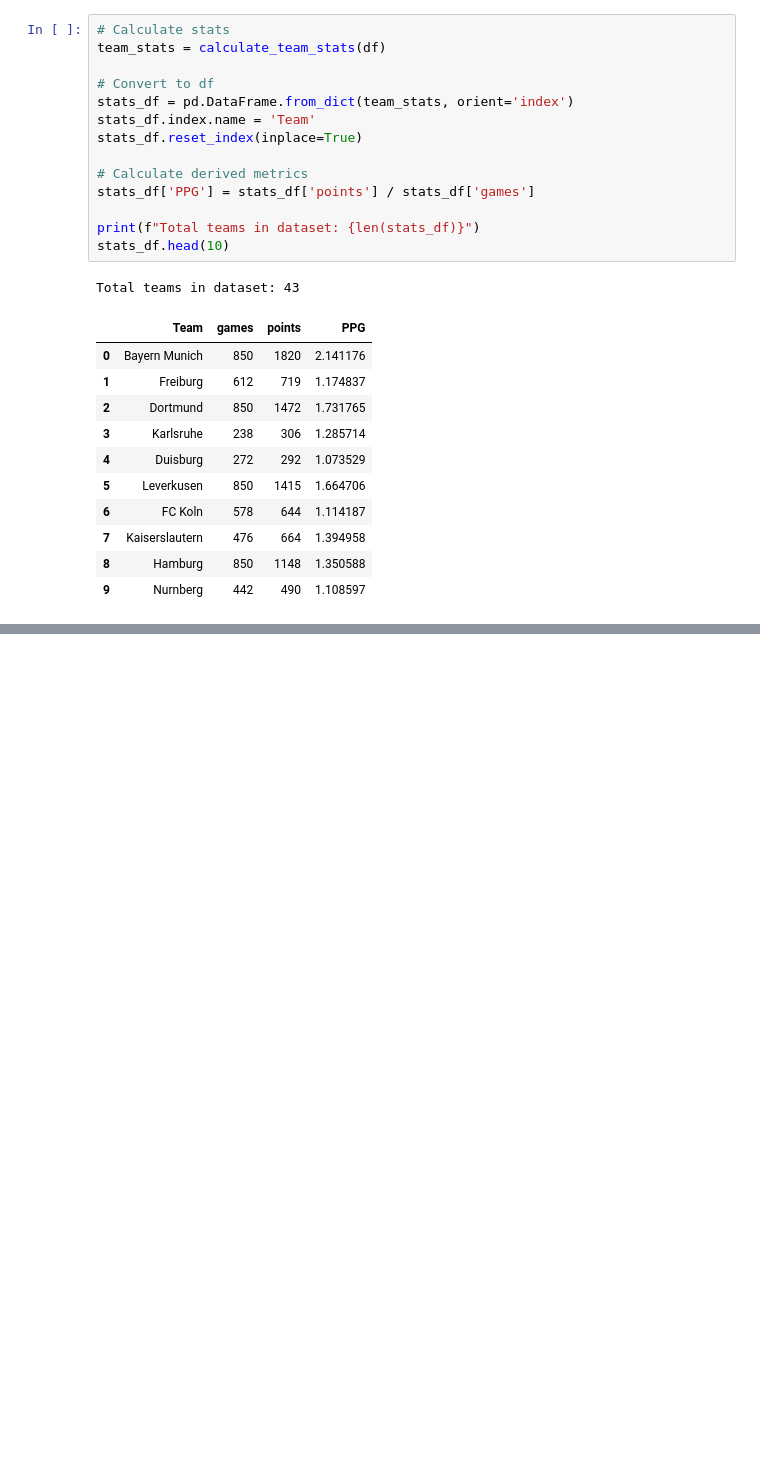
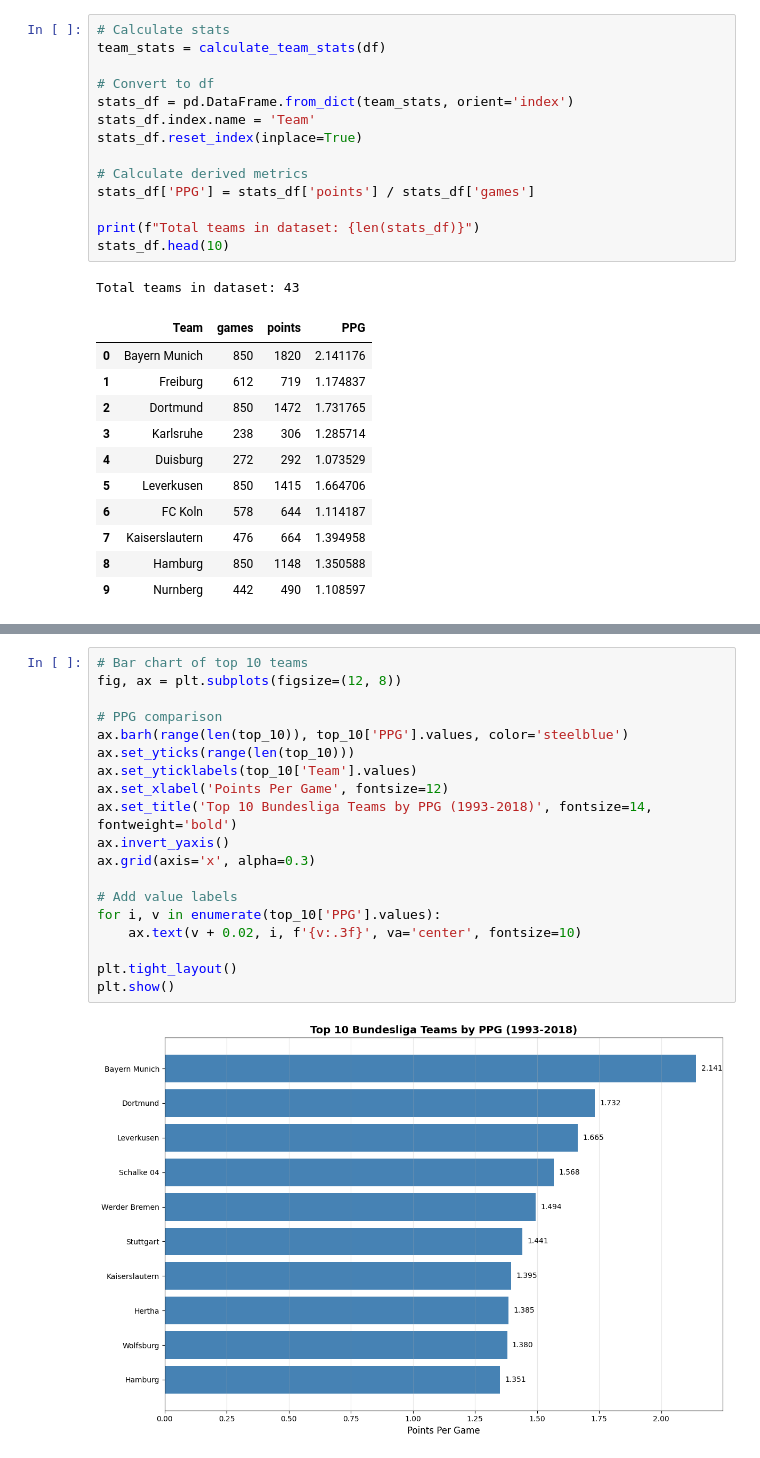
Before and after one commit to rjefsen/bundesliga, a Jupyter notebook: src/bundesliga.ipynb, the cells around one changed output, grey strips where cells are left out. Saved outputs shown, nothing was run; the diff lists cells and outputs as text; blank space fills up the shorter version.

```diff
--- a/src/bundesliga.ipynb
+++ b/src/bundesliga.ipynb
@@ -147,0 +148,21 @@ Ranked by Points Per Game
+# %%
+# Bar chart of top 10 teams
+fig, ax = plt.subplots(figsize=(12, 8))
+
+# PPG comparison
+ax.barh(range(len(top_10)), top_10['PPG'].values, color='steelblue')
+ax.set_yticks(range(len(top_10)))
+ax.set_yticklabels(top_10['Team'].values)
+ax.set_xlabel('Points Per Game', fontsize=12)
+ax.set_title('Top 10 Bundesliga Teams by PPG (1993-2018)', fontsize=14, fontweight='bold')
+ax.invert_yaxis()
+ax.grid(axis='x', alpha=0.3)
+
+# Add value labels
+for i, v in enumerate(top_10['PPG'].values):
+    ax.text(v + 0.02, i, f'{v:.3f}', va='center', fontsize=10)
+
+plt.tight_layout()
+plt.show()
+# %% [output]
+[figure, added]
```
Also changed, not shown: parts of 3 cells of this notebook.
